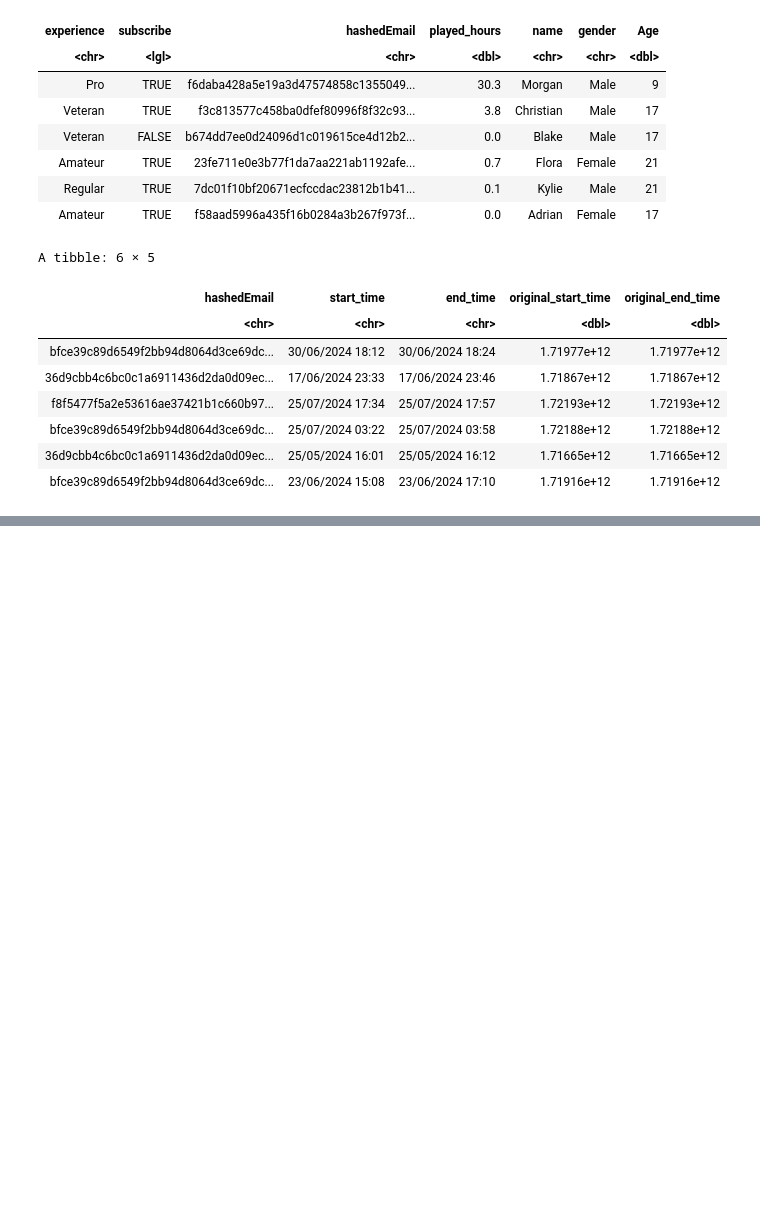
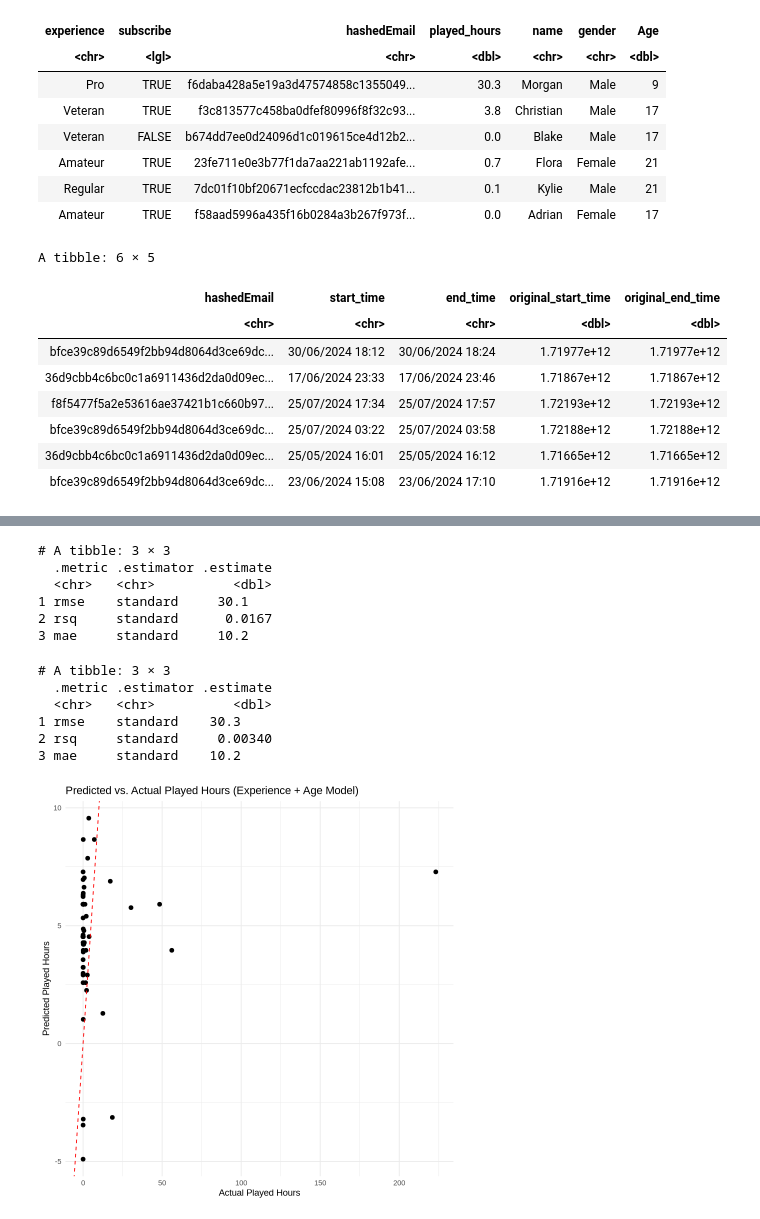
Before and after one commit to aric-chan/dsci-100-2024w2-project-005-6, a Jupyter notebook: aric_dsci100_gp.ipynb, the cells around one changed output, grey strips where cells are left out. Cells and saved outputs as stored; diff of their text form; code cells hidden in the pictures; blank space fills up the shorter version.

```diff
--- a/aric_dsci100_gp.ipynb
+++ b/aric_dsci100_gp.ipynb
@@ -107,4 +102,5 @@ set.seed(123)
 data_split <- initial_split(playerData, prop = 0.7)  # 70% training, 30% testing
 train_data <- training(data_split)
 test_data  <- testing(data_split)
+test_data <- test_data %>% drop_na(age)
 # %%
@@ -128,4 +143,13 @@ reg_workflow <- workflow() %>%
 # %%
-fitted_age_gp_workflow <- fit(reg_age_gp_workflow, data = train_data)
-fitted_workflow <- fit(reg_workflow, data = train_data)
+#1 experience fit
+fitted_exp <- fit(workflow_exp, data = train_data)
+
+#2 age fit
+fitted_age <- fit(workflow_age, data = train_data)
+
+#3 experience and age fit
+fitted_age_exp <- fit(workflow_age_exp, data = train_data)
+
+#4 experience and age group fit
+fitted_age_gp_exp <- fit(workflow_age_gp_exp, data = train_data)
 # %%
@@ -157,6 +204,21 @@ Coefficients for Standard Model (age normalized + experience_num):
 # %%
-predictions_age_gp <- predict(fitted_age_gp_workflow, new_data = test_data) %>%
-  bind_cols(test_data)
-predictions <- predict(fitted_workflow, new_data = test_data) %>%
-  bind_cols(test_data)
+#1 experience
+test_data_exp <- test_data %>% drop_na(age)
+predict_exp <- predict(fitted_exp, new_data = test_data_exp) %>%
+  bind_cols(test_data_exp)
+
+# #2 age
+test_data_age <- test_data %>% drop_na(age)
+predict_age <- predict(fitted_age, new_data = test_data) %>%
+  bind_cols(test_data_age)
+
+# #3 experience and age
+test_data_exp_age <- test_data %>% drop_na(age)
+predict_exp_age <- predict(fitted_age_exp, new_data = test_data) %>%
+  bind_cols(test_data_exp_age)
+
+# #4 experience and age group
+test_data_exp_age_gp <- test_data %>% drop_na(age)
+predict_exp_age_gp <- predict(fitted_age_gp_exp, new_data = test_data) %>%
+  bind_cols(test_data_exp_age_gp)
 # %%
@@ -188,2 +250,36 @@ print(metrics)
+# %%
+# 3 metric as experience and age
+metrics_exp_age <- predict_exp_age %>%
+  metrics(truth = played_hours, estimate = .pred)
+
+print(metrics_exp_age)
+# %% [output]
+# A tibble: 3 × 3
+  .metric .estimator .estimate
+  <chr>   <chr>          <dbl>
+1 rmse    standard     30.1
+2 rsq     standard      0.0167
+3 mae     standard     10.2
+# %%
+# 4 metric as experience and age group
+metrics_exp_age_gp <- predict_exp_age_gp %>%
+  metrics(truth = played_hours, estimate = .pred)
+
+print(metrics_exp_age_gp)
+# %% [output]
+# A tibble: 3 × 3
+  .metric .estimator .estimate
+  <chr>   <chr>          <dbl>
+1 rmse    standard    30.3
+2 rsq     standard     0.00340
+3 mae     standard    10.2
 # %%
-#Lily Testing
+# plot the actual vs predict with highest R
+ggplot(predict_exp_age, aes(x = played_hours, y = .pred)) +
+  geom_point(size = 2) +
+  geom_abline(slope = 1, intercept = 0, color = "red", linetype = "dashed") +
+  labs(x = "Actual Played Hours", y = "Predicted Played Hours",
+       title = "Figure 2 Predicted vs. Actual Played Hours (Experience + Age Model)") +
+  theme_minimal()
+# %% [output]
+[figure, added]
```
Also changed, not shown: parts of 8 cells of this notebook.
